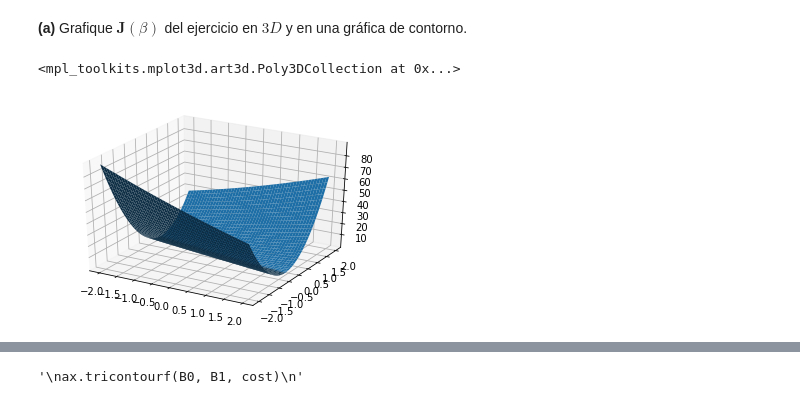
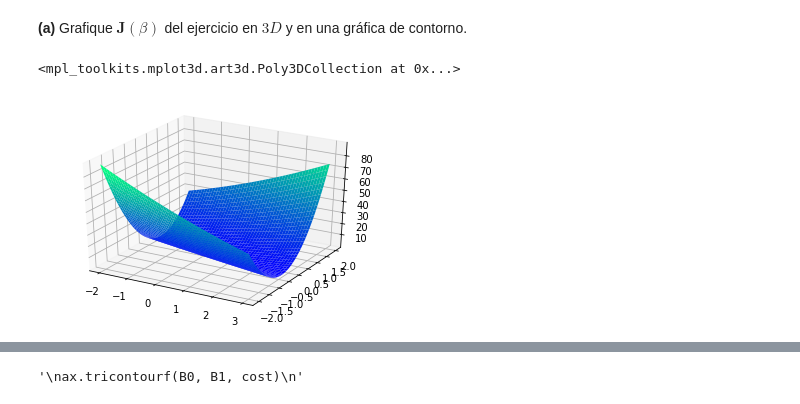
Before and after one commit to jesusigarmor/Matematicas-computacionales-fall2020, a Jupyter notebook: alumnos/FerLango/Tareas/Tarea-Regresion-lineal/tareas.ipynb, the cells around one changed output, grey strips where cells are left out. Drawn from its saved outputs; the diff is of its cells as text; code cells hidden in the pictures.

```diff
--- a/alumnos/FerLango/Tareas/Tarea-Regresion-lineal/tareas.ipynb
+++ b/alumnos/FerLango/Tareas/Tarea-Regresion-lineal/tareas.ipynb
@@ -200,16 +202,16 @@ fig = plt.figure()
 ax = fig.add_subplot(1, 1, 1, projection='3d')
 ax.plot_trisurf(B0, B1, cost, cmap=cm.jet)
 """
-b0 = np.arange(-2,2,.01)
+b0 = np.arange(-2,3,.01)
 b1 = np.arange(-2,2,.01)
 B0,B1 = np.meshgrid(b0,b1)
 Costo = J(B0,B1)
 # %%
 fig = plt.figure()
 ax = fig.add_subplot(1,1,1, projection='3d')
-ax.plot_surface(B0,B1,Costo)
+ax.plot_surface(B0,B1,Costo, cmap="winter")
 # %% [output]
 <mpl_toolkits.mplot3d.art3d.Poly3DCollection at 0x...>
-[figure, old version]
+[figure, new version]
 # %%
 fig = plt.figure()
```
Also changed, not shown: parts of 12 cells of this notebook.
